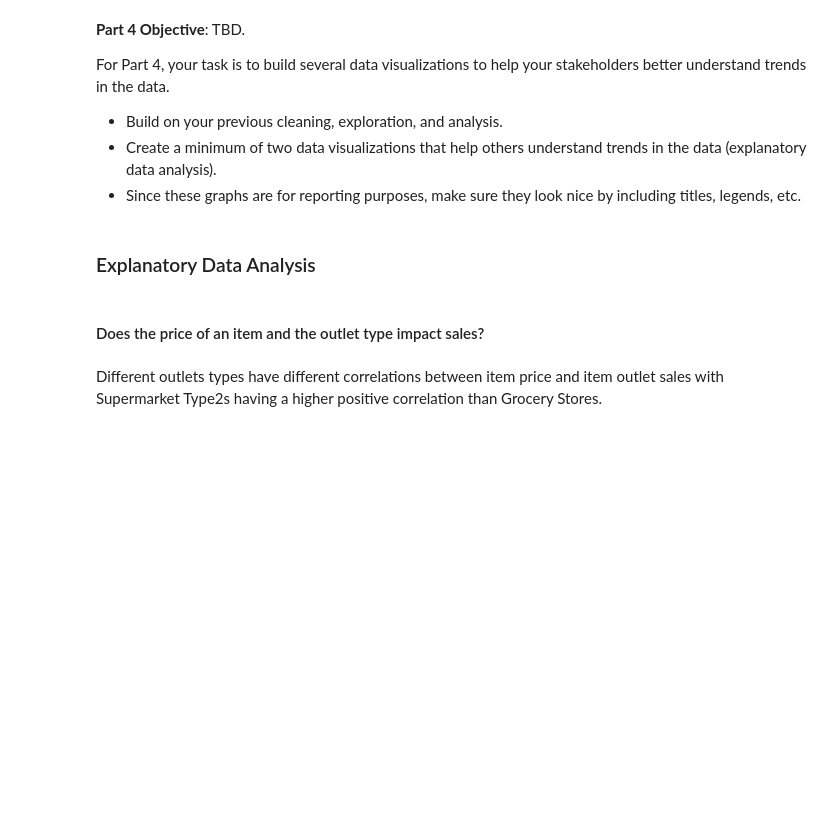
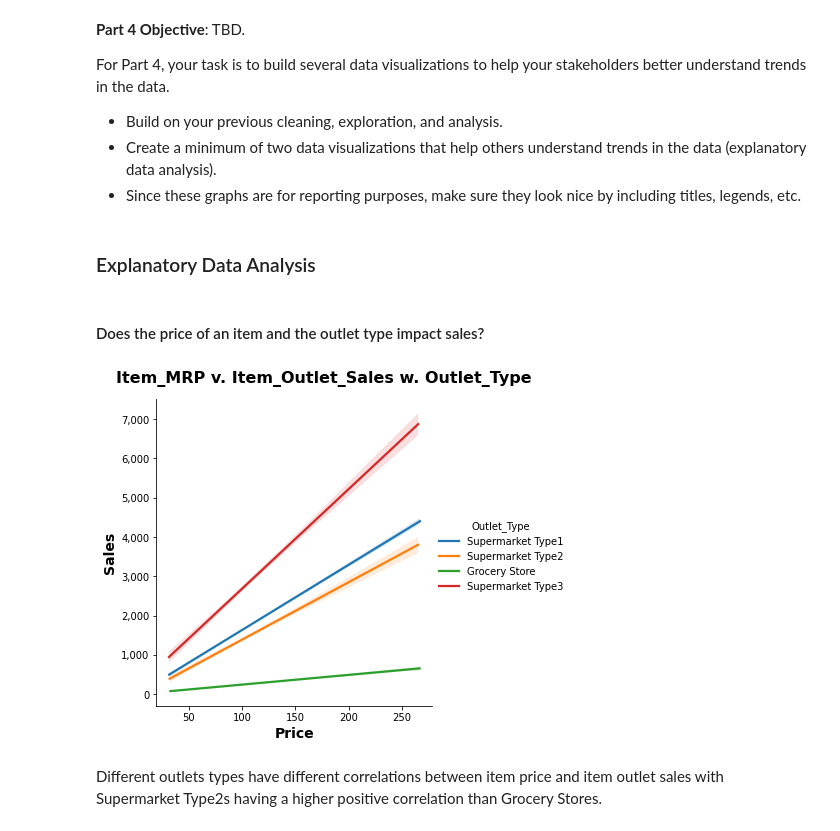
Before and after one commit to osluder/food-sales-predictions, a Jupyter notebook: food-sales-predictions.ipynb, the cells around one changed output. Saved outputs shown, nothing was run; the diff lists cells and outputs as text; code cells hidden in the pictures; blank space fills up the shorter version.

```diff
--- a/food-sales-predictions.ipynb
+++ b/food-sales-predictions.ipynb
@@ -745,12 +782,18 @@ For Part 4, your task is to build several data visualizations to help your stake
 # %%
 # Item_MRP v. Item_Outlet_Sales w. Outlet_Type
 lm = sns.lmplot(x='Item_MRP', y='Item_Outlet_Sales',
                 data=df,
                 fit_reg=True,
                 hue='Outlet_Type',
                 scatter=False)
-plt.title('Item_MRP v. Item_Outlet_Sales w. Outlet_Type')
+plt.gca().xaxis.set_major_formatter(StrMethodFormatter('{x:,.0f}'))
+plt.gca().yaxis.set_major_formatter(StrMethodFormatter('{x:,.0f}'))
+lm.set_xlabels('Price', fontsize=14, fontweight="bold")
+lm.set_ylabels('Sales', fontsize=14, fontweight="bold")
+lm.fig.suptitle('Item_MRP v. Item_Outlet_Sales w. Outlet_Type', fontsize=16, fontweight='bold', y=1.05)
 plt.show()
+# %% [output]
+[figure, added]
 # %% [markdown]
 Different outlets types have different correlations between item price and item outlet sales with Supermarket Type2s having a higher positive correlation than Grocery Stores.
 # %%
```
Also changed, not shown: parts of 17 cells of this notebook.
